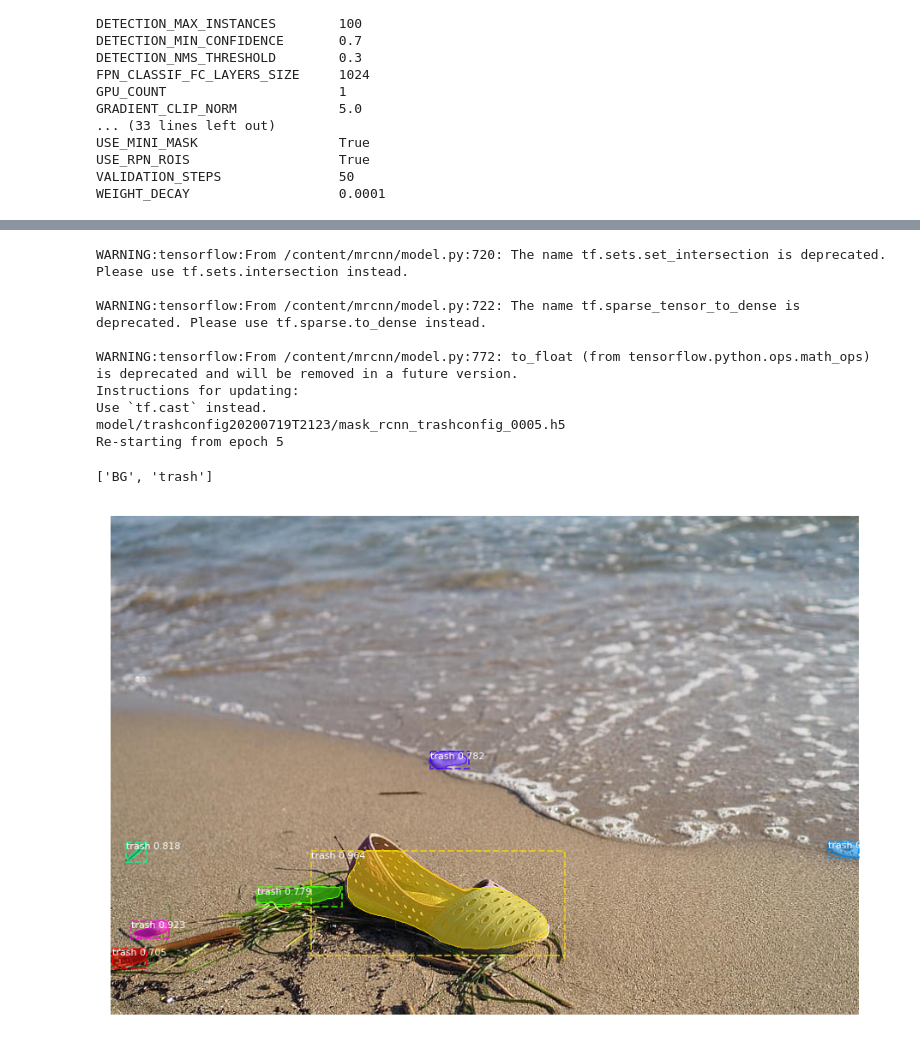
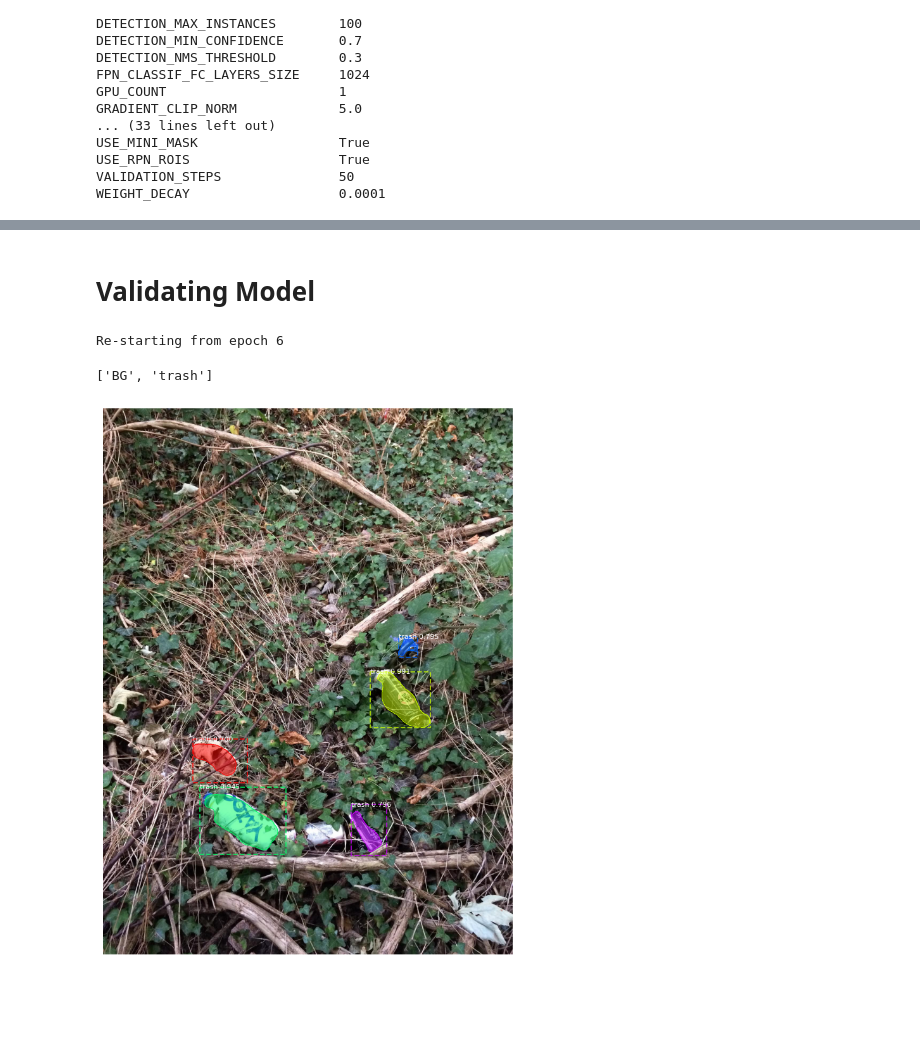
Before and after one commit to gugsrs/trash-detector, a Jupyter notebook: TrashDetector.ipynb, the cells around one changed output, grey strips where cells are left out. Drawn from its saved outputs; the diff is of its cells as text; code cells hidden in the pictures; blank space fills up the shorter version.

```diff
--- a/TrashDetector.ipynb
+++ b/TrashDetector.ipynb
@@ -285,28 +245,25 @@ USE_RPN_ROIS                   True
 VALIDATION_STEPS               50
 WEIGHT_DECAY                   0.0001
 # %%
-from mrcnn.utils import download_trained_weights
+# Download Coco Weights if necessary
 
-COCO_MODEL_PATH = 'dataset/mask_rcnn_coco.h5'
+COCO_MODEL_PATH = DATASET_PATH + 'mask_rcnn_coco.h5'
 if not os.path.exists(COCO_MODEL_PATH):
     download_trained_weights(COCO_MODEL_PATH)
 # %%
+from mrcnn import model as modellib
 
-from mrcnn import model as modellib
-import tensorflow.compat.v1 as tf
-tf.disable_v2_behavior()
-print(tf.__version__)
-# Create model object in inference mode.
-MODEL_DIR = 'model/'
-model = modellib.MaskRCNN(mode="training", model_dir=MODEL_DIR, config=config)
-# weights_path = model.find_last()
-# print(weights_path)
-# model.load_weights(weights_path, by_name=True)
+# tf.disable_v2_behavior()
 
-model.load_weights(COCO_MODEL_PATH, by_name=True, exclude=[
+model = modellib.MaskRCNN(mode="training", model_dir=MODEL_PATH, config=config)
+weights_path = model.find_last()
+# Load weights trained on MS-COCO removing last layers
+if os.path.exists(weights_path):
+    print(f"Loading existing weights: {weights_path}")
+    model.load_weights(weights_path, by_name=True)
+else:
+    print(f"Loading coco weights")
+    model.load_weights(COCO_MODEL_PATH, by_name=True, exclude=[
             "mrcnn_class_logits", "mrcnn_bbox_fc",
             "mrcnn_bbox", "mrcnn_mask"])
-# Load weights trained on MS-COCO
-# model.train(dataset, dataset_val,learning_rate=config.LEARNING_RATE, epochs=1,
-#                     layers='heads')
 # %% [output]
@@ -342,5 +272,5 @@ WARNING:tensorflow:From /usr/local/lib/python3.6/dist-packages/keras/backend/ten
 # %%
-model.train(dataset, dataset_val, learning_rate=config.LEARNING_RATE, epochs=5, layers='heads')
+model.train(dataset, dataset_val, learning_rate=config.LEARNING_RATE, epochs=6, layers='heads')
 # %% [output]
 Starting at epoch 0. LR=0.001
 
@@ -390,23 +316,21 @@ skimage.io.imshow(image2)
+# %% [markdown]
+# Validating Model
 # %%
-model = modellib.MaskRCNN(mode="inference", model_dir=MODEL_DIR, config=config)
+# Create Inference model with trained weights
+
+model = modellib.MaskRCNN(mode="inference", model_dir=MODEL_PATH, config=config)
 weights_path = model.find_last()
-print(weights_path)
 model.load_weights(weights_path, by_name=True)
 # %% [output]
-WARNING:tensorflow:From /content/mrcnn/model.py:720: The name tf.sets.set_intersection is deprecated. Please use tf.sets.intersection instead.
-
-WARNING:tensorflow:From /content/mrcnn/model.py:722: The name tf.sparse_tensor_to_dense is deprecated. Please use tf.sparse.to_dense instead.
-
-WARNING:tensorflow:From /content/mrcnn/model.py:772: to_float (from tensorflow.python.ops.math_ops) is deprecated and will be removed in a future version.
-Instructions for updating:
-Use `tf.cast` instead.
-model/trashconfig20200719T2123/mask_rcnn_trashconfig_0005.h5
-Re-starting from epoch 5
+Re-starting from epoch 6
 # %%
-results = model.detect([image2], verbose=0)
+# Testing Detection on a single Image
+
+image_id = random.choice(dataset.image_ids)
+image = dataset.load_image(image_id)
+results = model.detect([image], verbose=0)
 r = results[0]
-print(dataset.class_names)
-visualize.display_instances(image2, r['rois'], r['masks'], r['class_ids'], dataset.class_names, r['scores'])
+visualize.display_instances(image, r['rois'], r['masks'], r['class_ids'], dataset.class_names, r['scores'])
 # %% [output]
 ['BG', 'trash']
-[figure, old version]
+[figure, new version]
```
Also changed, not shown: parts of 19 cells of this notebook.
